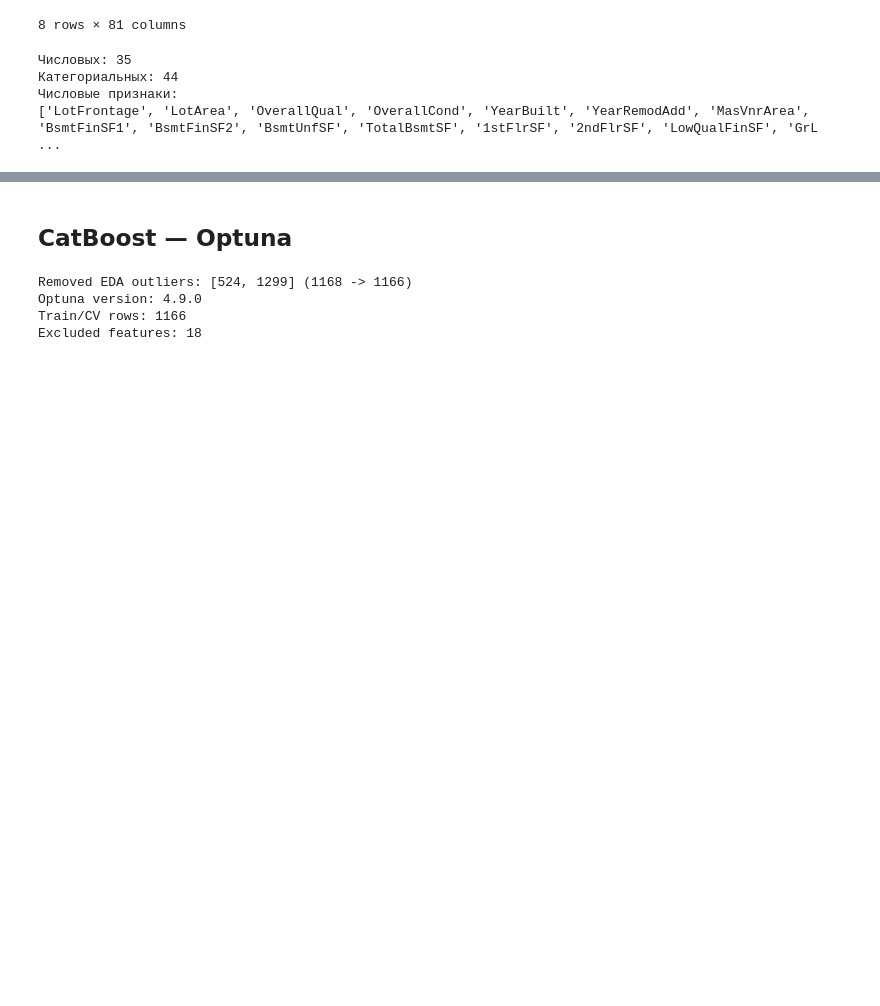
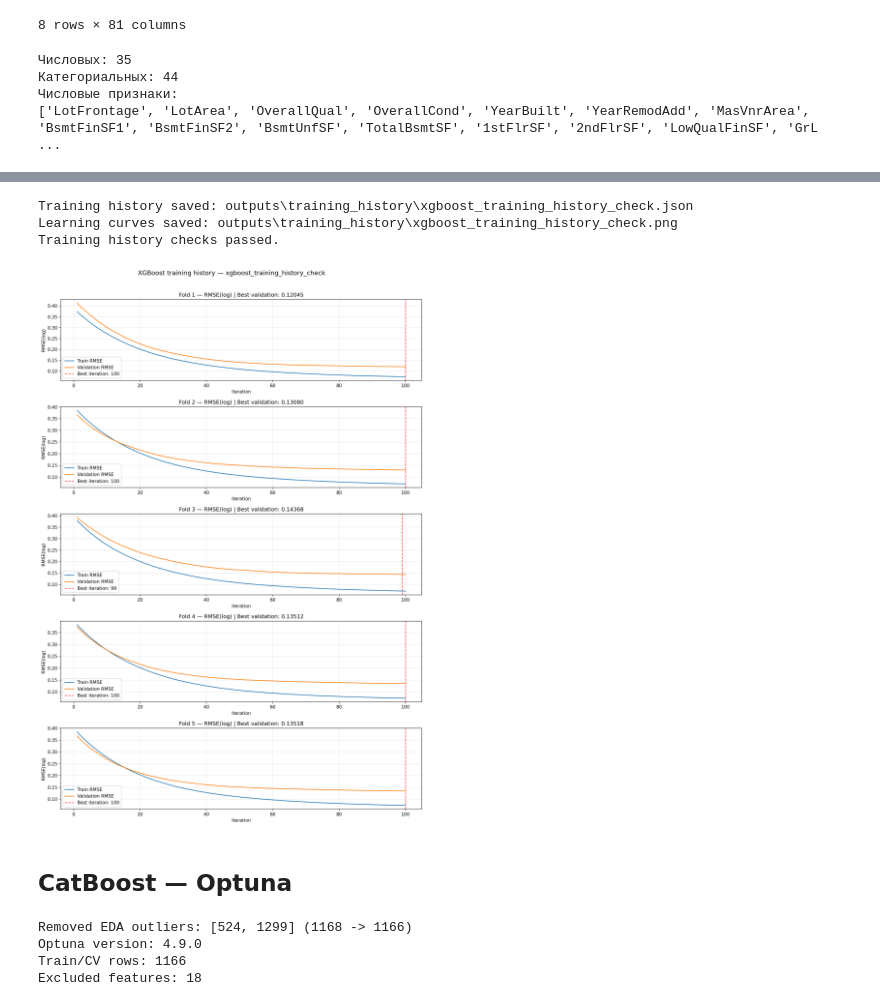
Before and after one commit to AntonUkhabin/House_Prices_Kaggle, a Jupyter notebook: draft.ipynb, the cells around one changed output, grey strips where cells are left out. Cells and saved outputs as stored; diff of their text form; code cells hidden in the pictures; blank space fills up the shorter version.

Commit message:
XGBoost baseline

```diff
--- a/draft.ipynb
+++ b/draft.ipynb
@@ -128,3 +440,47 @@ print(numerical_cols)
+# %%
+import importlib
+import json
+import numpy as np
+import src.experiment_logging as logging_module
+
+from copy import deepcopy
+from IPython.display import Image, display
+
+importlib.reload(logging_module)
+
+history_config = deepcopy(smoke_config)
+history_config.general.experiment_name = 'xgboost_training_history_check'
+
+history_path = logging_module.save_boosting_training_history(fold_models, history_config)
+plot_path = logging_module.save_boosting_learning_curves(history_path)
+
+with history_path.open('r', encoding='utf-8') as file:
+    saved_history = json.load(file)
+
+assert saved_history['model'] == 'xgboost'
+assert saved_history['parameters']['n_estimators'] == 100
+assert len(saved_history['folds']) == len(fold_models)
+assert plot_path.is_file() and plot_path.stat().st_size > 0
+
+# Проверяем сохранённые кривые по исходной истории обученных моделей.
+for saved_fold, pipe in zip(saved_history['folds'], fold_models):
+    model = pipe.named_steps['model']
+    original_history = model.evals_result()
+
+    np.testing.assert_allclose(saved_fold['train_rmse'], original_history['validation_0']['rmse'])
+    np.testing.assert_allclose(saved_fold['validation_rmse'], original_history['validation_1']['rmse'])
+
+    assert saved_fold['best_iteration'] == model.best_iteration + 1
+    assert saved_fold['iterations_used'] == model.best_iteration + 1
+    assert saved_fold['iterations_run'] == len(original_history['validation_1']['rmse'])
+
+print('Training history checks passed.')
+display(Image(filename=str(plot_path)))
+# %% [output]
+Training history saved: outputs\training_history\xgboost_training_history_check.json
+Learning curves saved: outputs\training_history\xgboost_training_history_check.png
+Training history checks passed.
+[figure, added]
 # %% [markdown]
 ## CatBoost — Optuna
 # %%
```
Also changed, not shown: parts of 6 cells of this notebook, 5 other files.
